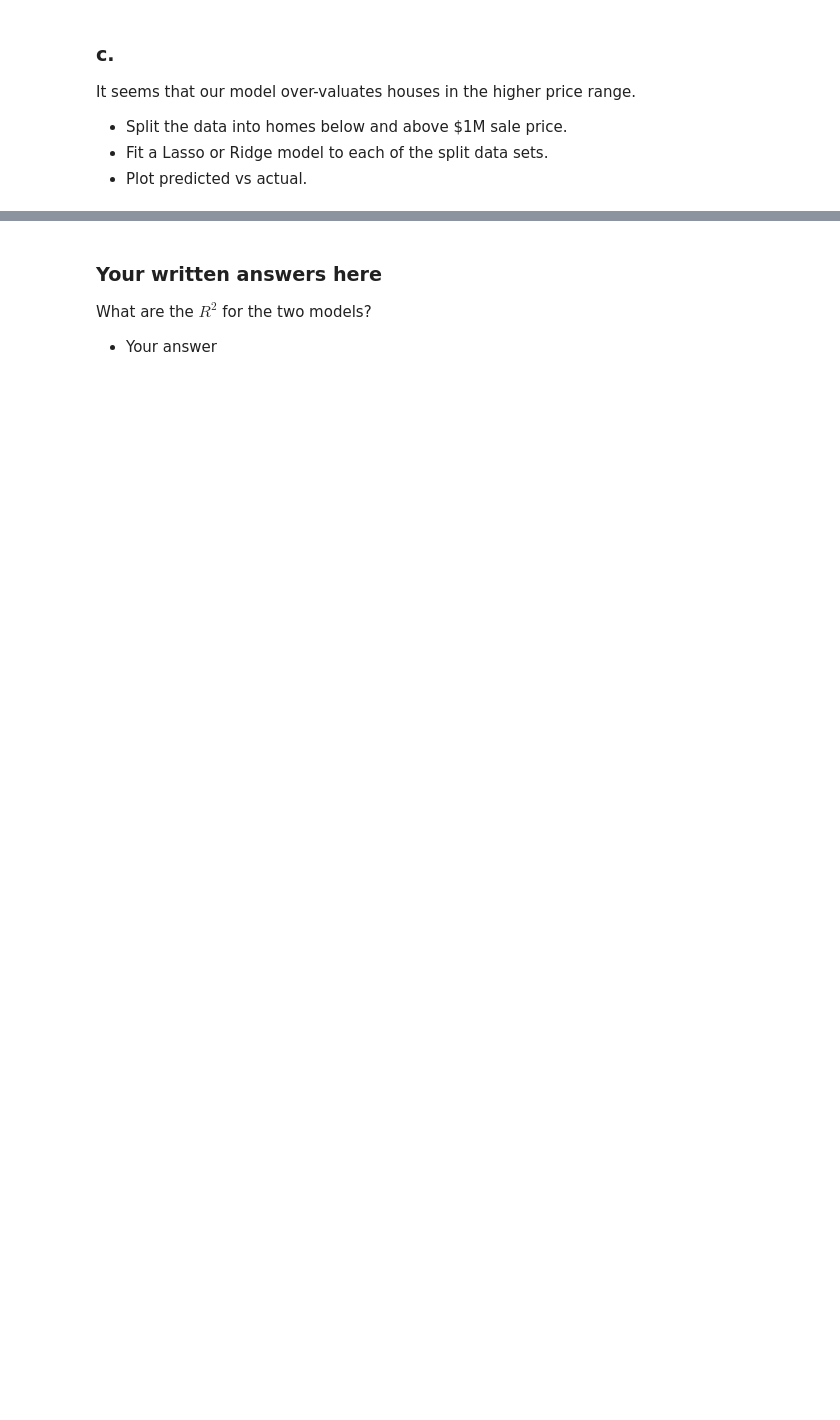
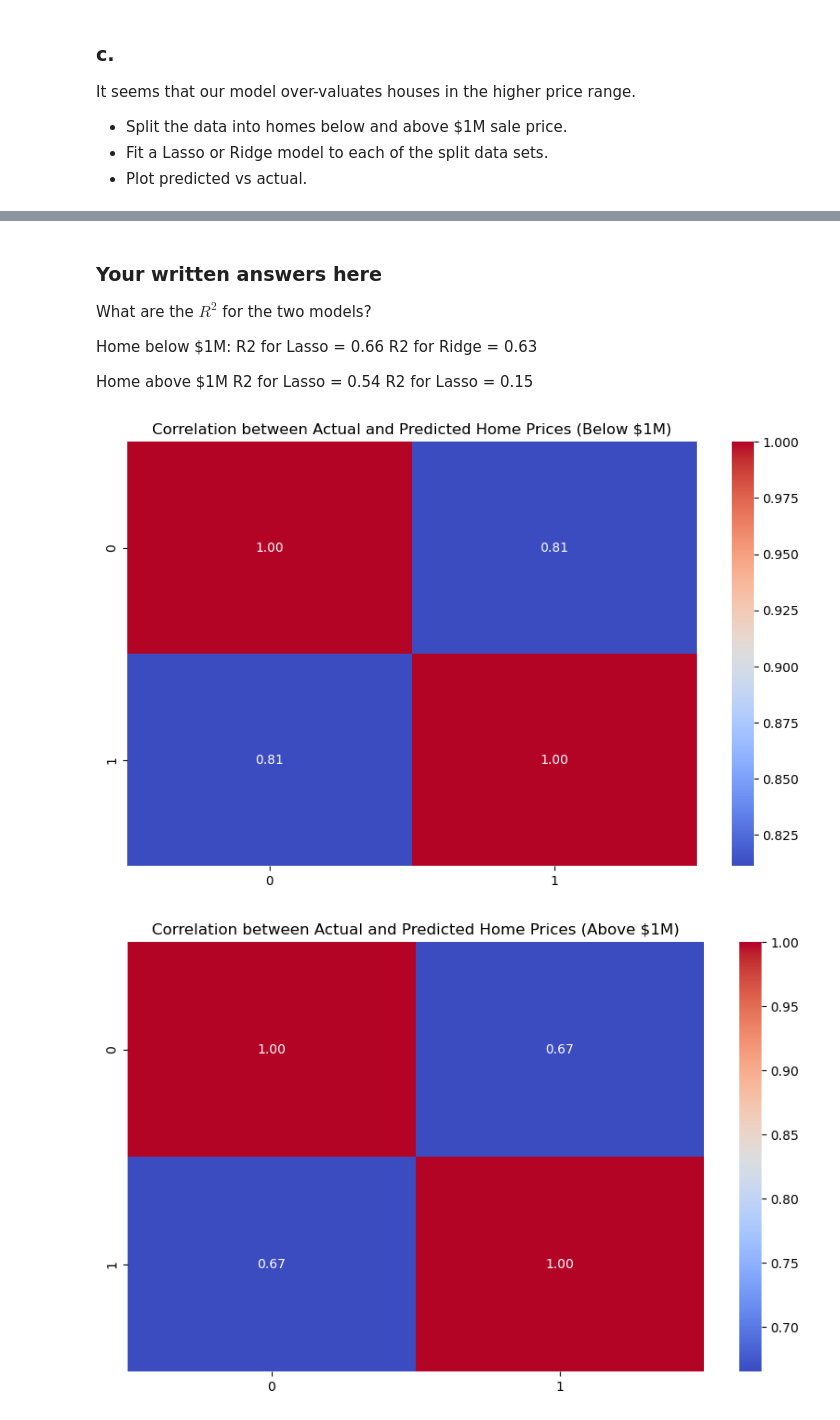
Before and after one commit to GettysburgDataScience/ps1-linear-regression-cacadelena, a Jupyter notebook: PS1.ipynb, the cells around one changed output, grey strips where cells are left out. Drawn from its saved outputs; the diff is of its cells as text; code cells hidden in the pictures; blank space fills up the shorter version.

```diff
--- a/PS1.ipynb
+++ b/PS1.ipynb
@@ -256,0 +381,10 @@ It seems that our model over-valuates houses in the higher price range.
+# %%
+# Split the data into homes below and above $1M sale price
+below_1M = housing_df[housing_df['price'] < 1000000]
+above_1M = housing_df[housing_df['price'] >= 1000000]
+
+print("Homes below $1M:")
+print(below_1M.head())
+
+print("\nHomes above $1M:")
+print(above_1M.head())
@@ -259,4 +457,24 @@ It seems that our model over-valuates houses in the higher price range.
 
  What are the $R^2$ for the two models?
 
-  - Your answer
+Home below $1M:
+R2 for Lasso = 0.66
+R2 for Ridge = 0.63
+
+Home above $1M
+R2 for Lasso = 0.54
+R2 for Lasso = 0.15
+# %%
+# Plot correlation map for homes below $1M
+plt.figure(figsize=(10, 6))
+sns.heatmap(np.corrcoef(y_test_below_1M, y_pred_below_1M), annot=True, fmt='.2f', cmap='coolwarm')
+plt.title('Correlation between Actual and Predicted Home Prices (Below $1M)')
+plt.show()
+
+# Plot correlation map for homes above $1M
+plt.figure(figsize=(10, 6))
+sns.heatmap(np.corrcoef(y_test_above_1M, y_pred_above_1M), annot=True, fmt='.2f', cmap='coolwarm')
+plt.title('Correlation between Actual and Predicted Home Prices (Above $1M)')
+# %% [output]
+[figure, added]
+[figure, added]
```
Also changed, not shown: parts of 26 cells of this notebook.
